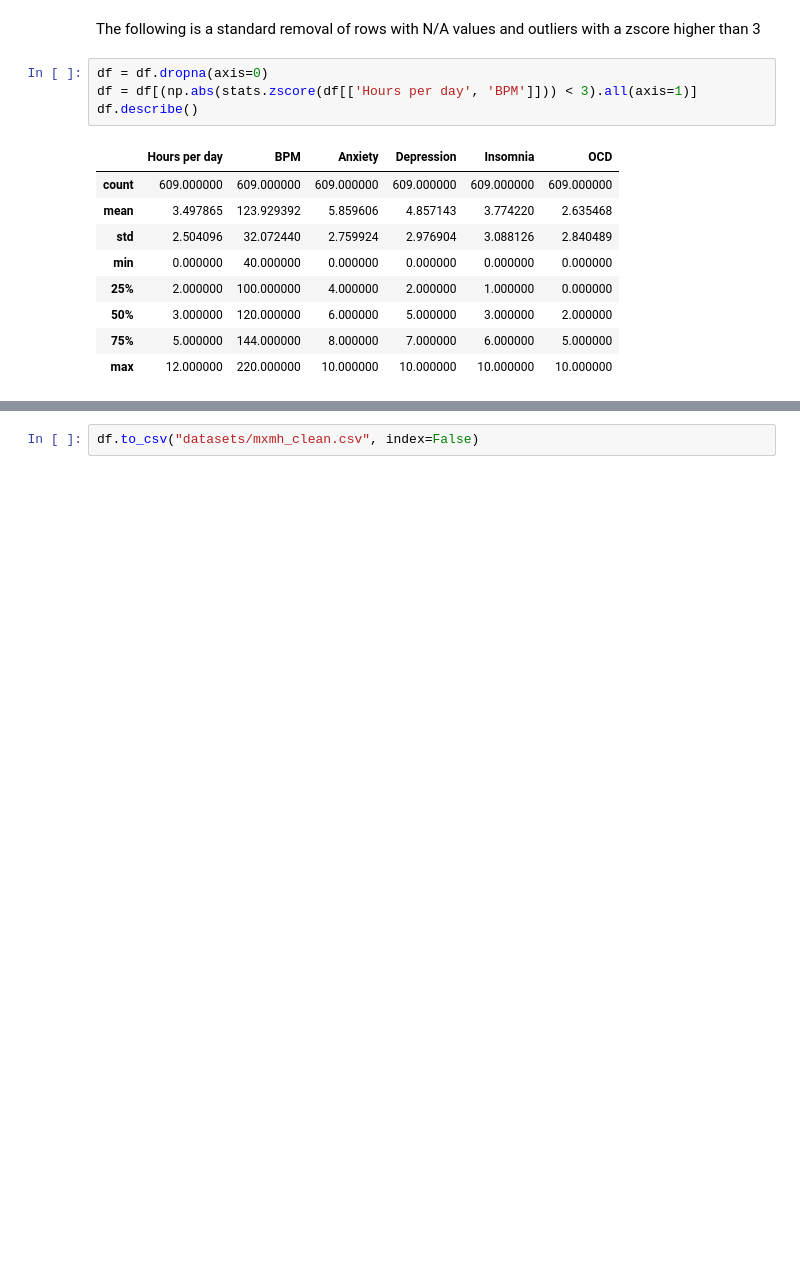
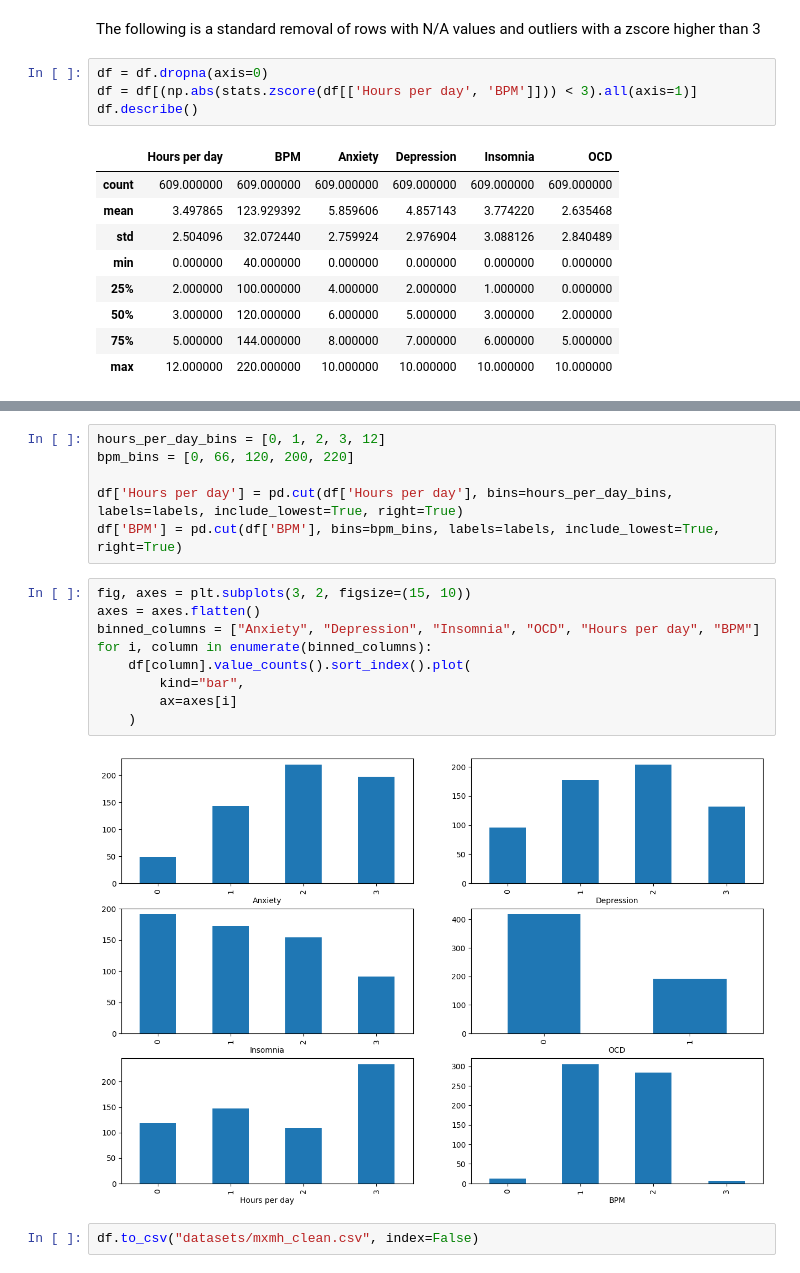
Before and after one commit to KonstantinKanchev/Music-Taste-and-Mental-Health, a Jupyter notebook: preprocess.ipynb, the cells around one changed output, grey strips where cells are left out. Cells and saved outputs as stored; diff of their text form; blank space fills up the shorter version.

```diff
--- a/preprocess.ipynb
+++ b/preprocess.ipynb
@@ -162,2 +197,19 @@ df['OCD'] = pd.cut(df['OCD'], bins=ocd_bins, labels=ocd_labels, include_lowest=T
+# %%
+hours_per_day_bins = [0, 1, 2, 3, 12]
+bpm_bins = [0, 66, 120, 200, 220]
+
+df['Hours per day'] = pd.cut(df['Hours per day'], bins=hours_per_day_bins, labels=labels, include_lowest=True, right=True)
+df['BPM'] = pd.cut(df['BPM'], bins=bpm_bins, labels=labels, include_lowest=True, right=True)
+# %%
+fig, axes = plt.subplots(3, 2, figsize=(15, 10))
+axes = axes.flatten()
+binned_columns = ["Anxiety", "Depression", "Insomnia", "OCD", "Hours per day", "BPM"]
+for i, column in enumerate(binned_columns):
+    df[column].value_counts().sort_index().plot(
+        kind="bar",
+        ax=axes[i]
+    )
+# %% [output]
+[figure, added]
 # %%
 df.to_csv("datasets/mxmh_clean.csv", index=False)
```
Also changed, not shown: parts of 6 cells of this notebook, 1 other file.
